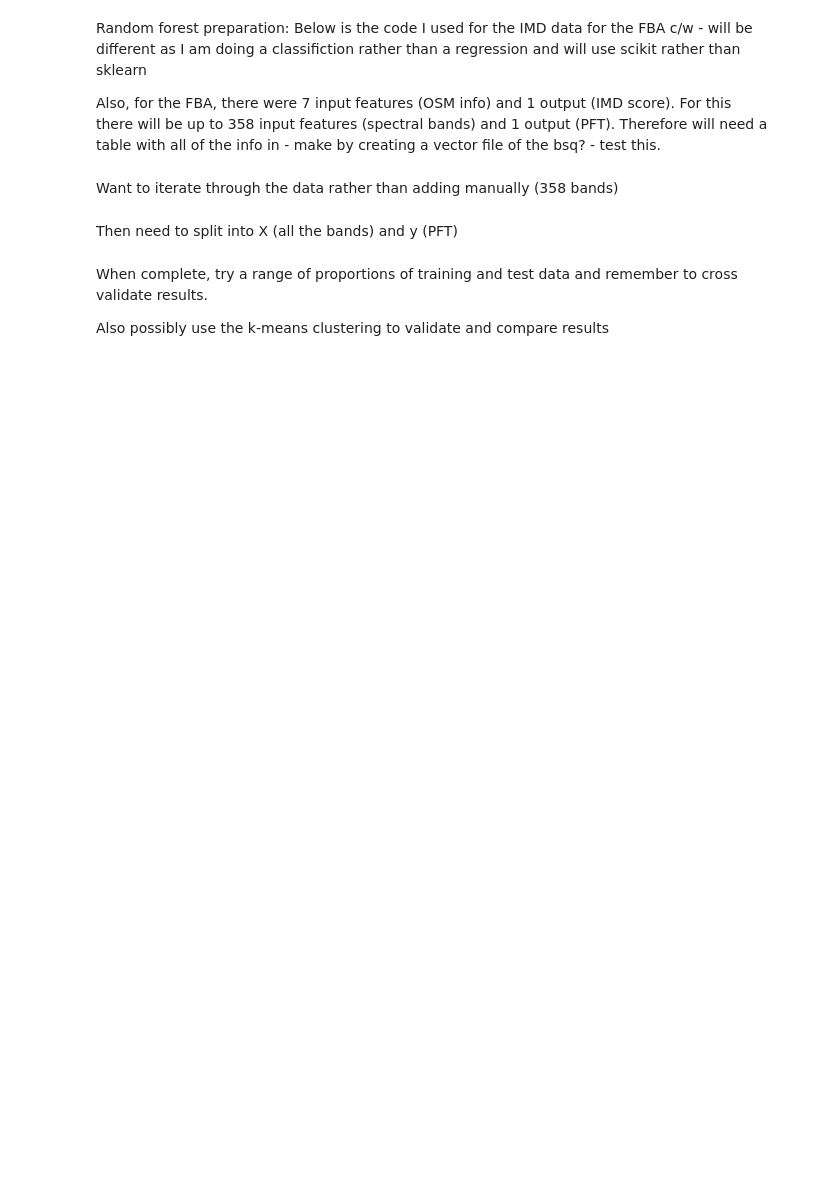
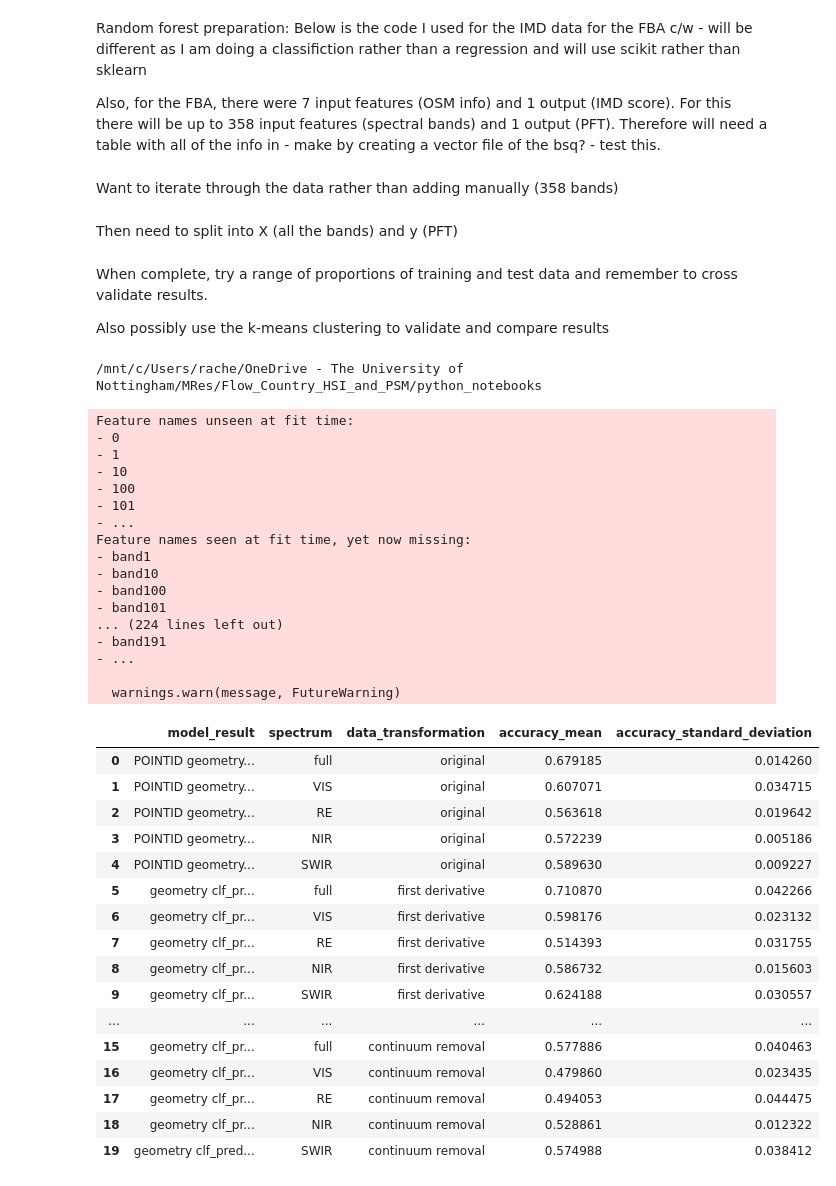
Before and after one commit to rachelzwalker/Flow_Country_HSI_and_PSM, a Jupyter notebook: python_notebooks/supervised/Random_Forest_preparation.ipynb, the cells around one changed output. Drawn from its saved outputs; the diff is of its cells as text; code cells hidden in the pictures; blank space fills up the shorter version.

Commit message:
Random Forest code with used code, but also initial thoughts and code development

```diff
--- a/python_notebooks/supervised/Random_Forest_preparation.ipynb
+++ b/python_notebooks/supervised/Random_Forest_preparation.ipynb
@@ -11,3 +11,7 @@ Then need to split into X (all the bands) and y (PFT)
 When complete, try a range of proportions of training and test data and remember to cross validate results.
 
 Also possibly use the k-means clustering to validate and compare results
+# %%
+cd /mnt/c/Users/rache/OneDrive - The University of Nottingham/MRes/Flow_Country_HSI_and_PSM/python_notebooks
+# %% [output]
+/mnt/c/Users/rache/OneDrive - The University of Nottingham/MRes/Flow_Country_HSI_and_PSM/python_notebooks
@@ -13,0 +21,61 @@ Also possibly use the k-means clustering to validate and compare results
+# %%
+import importlib
+import hyperspectral_machine_learning as hml
+
+from hyperspectral_machine_learning.random_forest import original_data_transformation, derivative_data_transformation
+
+importlib.reload(hml)
+
+# hml.random_forest.original_to_geo_dataframes('restored_2006_6_classes_for_ML.csv', 0.3, max_depth = 5)
+# hml.train_test_data.x_and_y_train_test_vis('transformed_spectral_signatures/first_derivative_98_sample.csv', test_size=0.3)
+
+
+# hml.random_forest.random_forest_results(hml.random_forest.original_data_transformation('original', 'restored_2006_6_classes_for_ML.csv'), test_size=0.3, max_depth=5)
+# will need to update with the transformations for the train_test dataset
+data_transformations = [
+        original_data_transformation('original', 'train_test_data_full.csv', 'erosion_gdf2.csv'),
+        derivative_data_transformation('first derivative', 'transformed_spectral_signatures/first_derivative_98_sample_train_test.csv', 'transformed_spectral_signatures/first_derivative_erosion.csv'),
+        derivative_data_transformation('second derivative', 'transformed_spectral_signatures/second_derivative_98_sample_train_test.csv', 'transformed_spectral_signatures/second_derivative_erosion.csv'),
+        derivative_data_transformation('continuum removal', 'transformed_spectral_signatures/BDNA_train_test.csv', 'transformed_spectral_signatures/BDNA_train_test_erosion.csv')
+    ]
+
+
+hml.random_forest.random_forest_csv_and_shape_file_outputs('erosion_updated', data_transformations, test_size=0.3, max_depth=5, output_directory='outputs')
+# hml.random_forest.random_forest_results(data_transformations, complete_dataset, test_size=0.3, max_depth=5)
+
+# data_transformations # when run, pft returns a number. Also, how does the data_transformations code run when there is no hml.random...
+# %% [output]
+Feature names unseen at fit time:
+- 0
+- 1
+- 10
+- 100
+- 101
+- ...
+Feature names seen at fit time, yet now missing:
+- band1
+- band10
+- band100
+- band101
+... (224 lines left out)
+- band191
+- ...
+
+  warnings.warn(message, FutureWarning)
+|  | model_result | spectrum | data_transformation | accuracy_mean | accuracy_standard_deviation |
+| 0 | POINTID geometry... | full | original | 0.679185 | 0.014260 |
+| 1 | POINTID geometry... | VIS | original | 0.607071 | 0.034715 |
+| 2 | POINTID geometry... | RE | original | 0.563618 | 0.019642 |
+| 3 | POINTID geometry... | NIR | original | 0.572239 | 0.005186 |
+| 4 | POINTID geometry... | SWIR | original | 0.589630 | 0.009227 |
+| 5 | geometry clf_pr... | full | first derivative | 0.710870 | 0.042266 |
+| 6 | geometry clf_pr... | VIS | first derivative | 0.598176 | 0.023132 |
+| 7 | geometry clf_pr... | RE | first derivative | 0.514393 | 0.031755 |
+| 8 | geometry clf_pr... | NIR | first derivative | 0.586732 | 0.015603 |
+| 9 | geometry clf_pr... | SWIR | first derivative | 0.624188 | 0.030557 |
+| ... | ... | ... | ... | ... | ... |
+| 15 | geometry clf_pr... | full | continuum removal | 0.577886 | 0.040463 |
+| 16 | geometry clf_pr... | VIS | continuum removal | 0.479860 | 0.023435 |
+| 17 | geometry clf_pr... | RE | continuum removal | 0.494053 | 0.044475 |
+| 18 | geometry clf_pr... | NIR | continuum removal | 0.528861 | 0.012322 |
+| 19 | geometry clf_pred... | SWIR | continuum removal | 0.574988 | 0.038412 |
```
Also changed, not shown: parts of 33 cells of this notebook.
